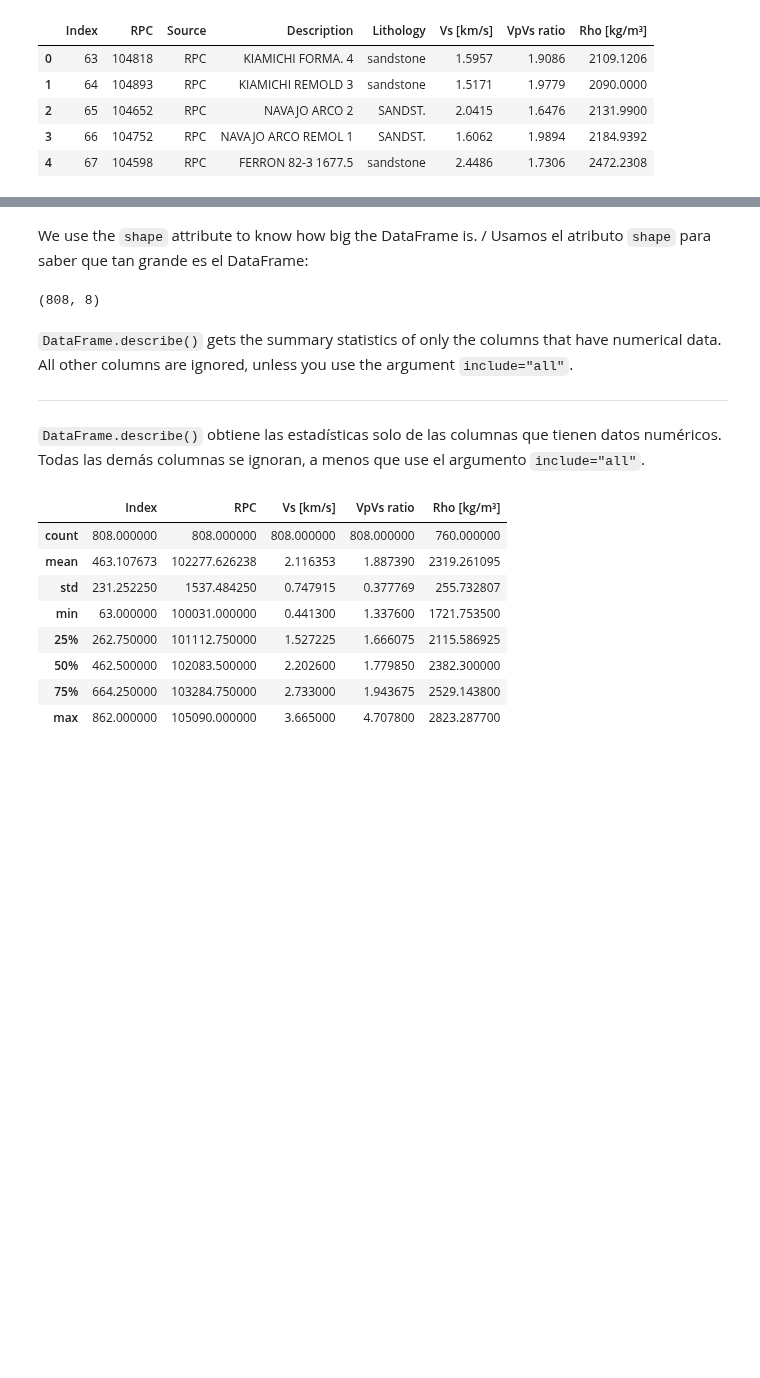
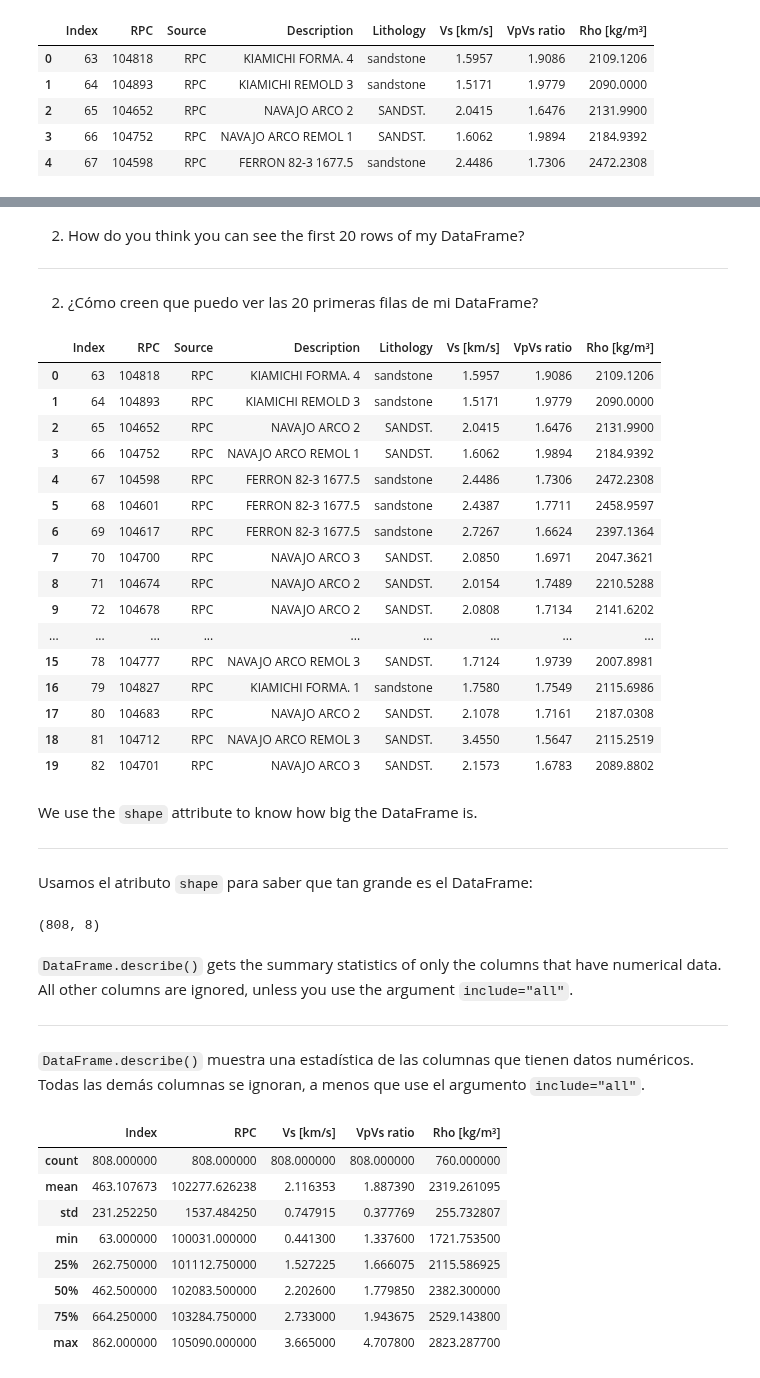
Before and after one commit to CodeToCommunicate/CoCoLessons, a Jupyter notebook: coco_5_pandas.ipynb, the cells around one changed output, grey strips where cells are left out. Saved outputs shown, nothing was run; the diff lists cells and outputs as text; code cells hidden in the pictures; blank space fills up the shorter version.

```diff
--- a/coco_5_pandas.ipynb
+++ b/coco_5_pandas.ipynb
@@ -147,5 +176,35 @@ data.head()
+# %% [markdown]
+2) How do you think you can see the first 20 rows of my DataFrame?
+
+----
+
+2) ¿Cómo creen que puedo ver las 20 primeras filas de mi DataFrame?
+# %%
+data.head(20)
+# %% [output]
+|  | Index | RPC | Source | Description | Lithology | Vs [km/s] | VpVs ratio | Rho [kg/m³] |
+| 0 | 63 | 104818 | RPC | KIAMICHI FORMA. 4 | sandstone | 1.5957 | 1.9086 | 2109.1206 |
+| 1 | 64 | 104893 | RPC | KIAMICHI REMOLD 3 | sandstone | 1.5171 | 1.9779 | 2090.0000 |
+| 2 | 65 | 104652 | RPC | NAVAJO ARCO 2 | SANDST. | 2.0415 | 1.6476 | 2131.9900 |
+| 3 | 66 | 104752 | RPC | NAVAJO ARCO REMOL 1 | SANDST. | 1.6062 | 1.9894 | 2184.9392 |
+| 4 | 67 | 104598 | RPC | FERRON 82-3 1677.5 | sandstone | 2.4486 | 1.7306 | 2472.2308 |
+| 5 | 68 | 104601 | RPC | FERRON 82-3 1677.5 | sandstone | 2.4387 | 1.7711 | 2458.9597 |
+| 6 | 69 | 104617 | RPC | FERRON 82-3 1677.5 | sandstone | 2.7267 | 1.6624 | 2397.1364 |
+| 7 | 70 | 104700 | RPC | NAVAJO ARCO 3 | SANDST. | 2.0850 | 1.6971 | 2047.3621 |
+| 8 | 71 | 104674 | RPC | NAVAJO ARCO 2 | SANDST. | 2.0154 | 1.7489 | 2210.5288 |
+| 9 | 72 | 104678 | RPC | NAVAJO ARCO 2 | SANDST. | 2.0808 | 1.7134 | 2141.6202 |
+| ... | ... | ... | ... | ... | ... | ... | ... | ... |
+| 15 | 78 | 104777 | RPC | NAVAJO ARCO REMOL 3 | SANDST. | 1.7124 | 1.9739 | 2007.8981 |
+| 16 | 79 | 104827 | RPC | KIAMICHI FORMA. 1 | sandstone | 1.7580 | 1.7549 | 2115.6986 |
+| 17 | 80 | 104683 | RPC | NAVAJO ARCO 2 | SANDST. | 2.1078 | 1.7161 | 2187.0308 |
+| 18 | 81 | 104712 | RPC | NAVAJO ARCO REMOL 3 | SANDST. | 3.4550 | 1.5647 | 2115.2519 |
+| 19 | 82 | 104701 | RPC | NAVAJO ARCO 3 | SANDST. | 2.1573 | 1.6783 | 2089.8802 |
 # %% [markdown]
-We use the `shape` attribute to know how big the DataFrame is. / Usamos el atributo `shape` para saber que tan grande es el DataFrame:
+We use the `shape` attribute to know how big the DataFrame is.
+
+---
+
+Usamos el atributo `shape` para saber que tan grande es el DataFrame:
 # %%
 data.shape
 # %% [output]
@@ -156,7 +215,7 @@ All other columns are ignored, unless you use the argument `include="all"`.
 
 ---
 
-`DataFrame.describe()` obtiene las estadísticas solo de las columnas que tienen datos numéricos.
+`DataFrame.describe()` muestra una estadística de las columnas que tienen datos numéricos.
 Todas las demás columnas se ignoran, a menos que use el argumento `include="all"`.
 # %%
 data.describe()
```
Also changed, not shown: parts of 59 cells of this notebook.
